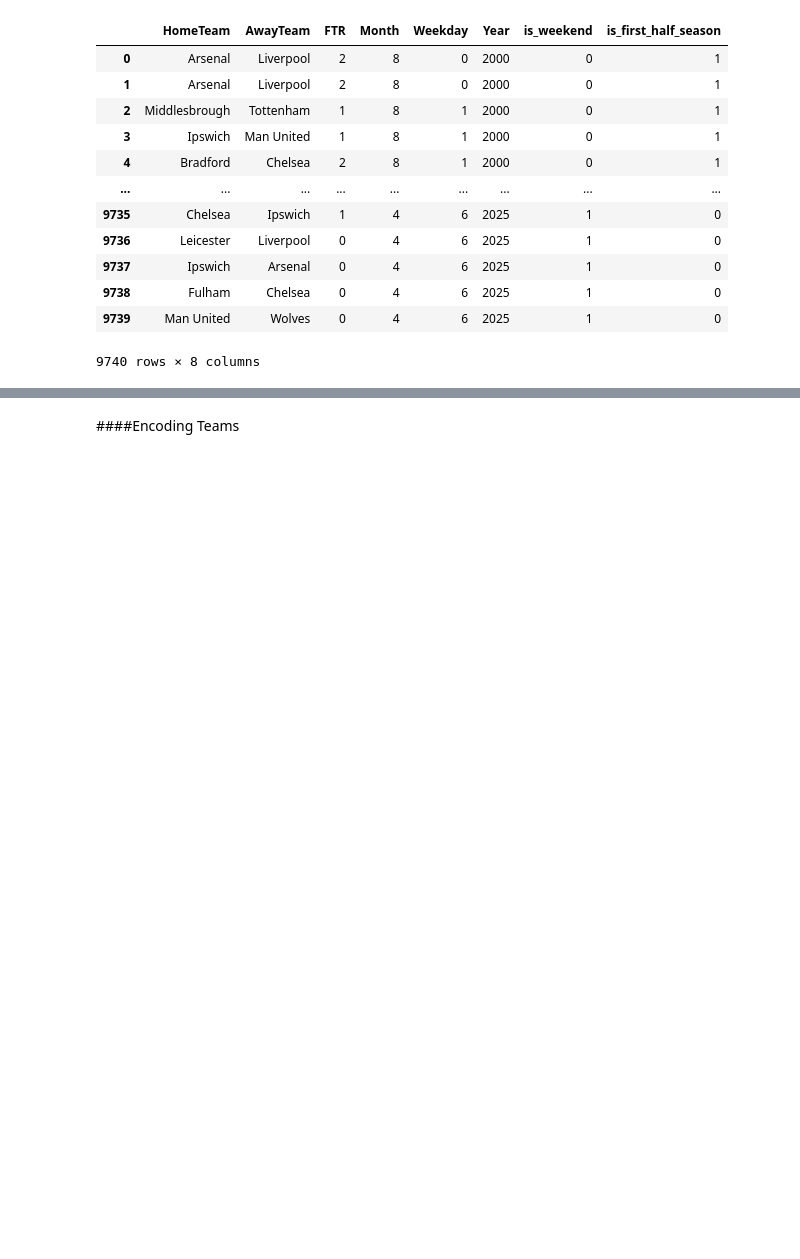
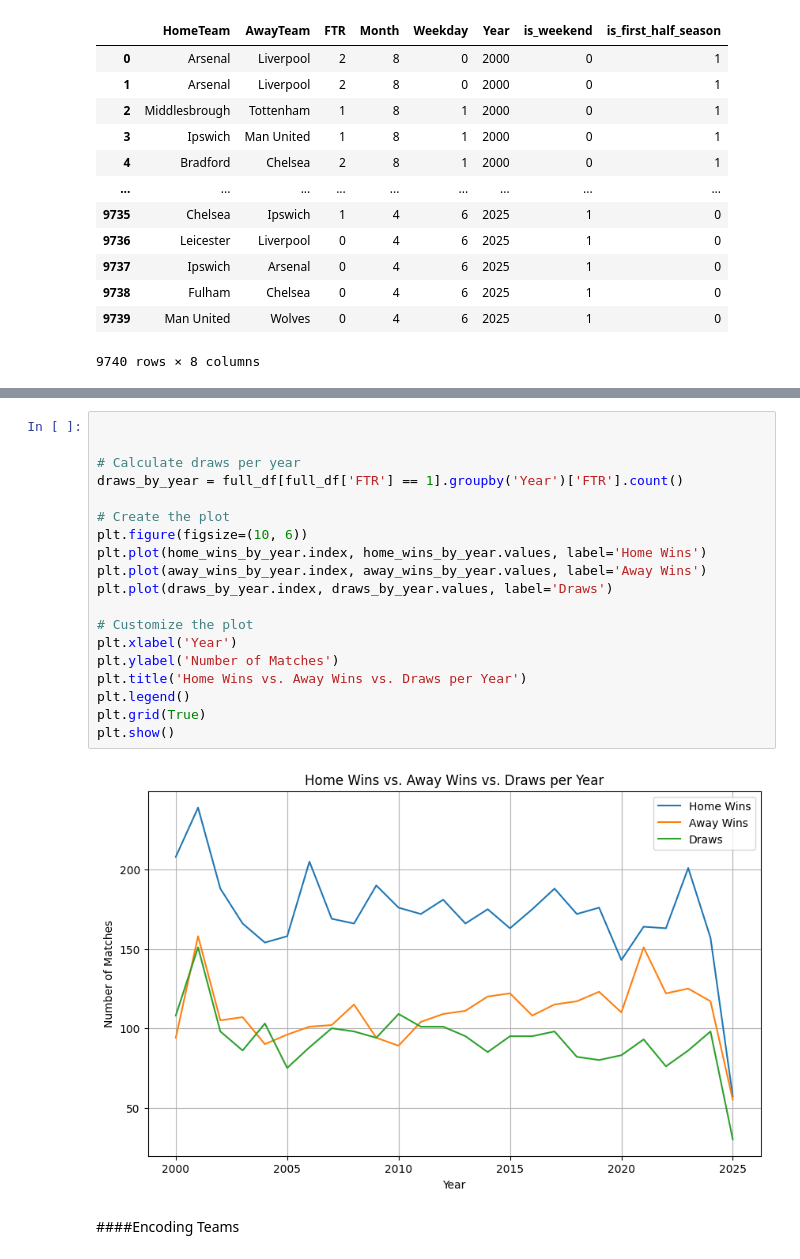
Before and after one commit to sameerthapax/Goalsight, a Jupyter notebook: notebooks/GoalsightML.ipynb, the cells around one changed output, grey strips where cells are left out. Drawn from its saved outputs; the diff is of its cells as text; blank space fills up the shorter version.

```diff
--- a/notebooks/GoalsightML.ipynb
+++ b/notebooks/GoalsightML.ipynb
@@ -116,3 +145,24 @@ full_df
+# %%
+
+
+# Calculate draws per year
+draws_by_year = full_df[full_df['FTR'] == 1].groupby('Year')['FTR'].count()
+
+# Create the plot
+plt.figure(figsize=(10, 6))
+plt.plot(home_wins_by_year.index, home_wins_by_year.values, label='Home Wins')
+plt.plot(away_wins_by_year.index, away_wins_by_year.values, label='Away Wins')
+plt.plot(draws_by_year.index, draws_by_year.values, label='Draws')
+
+# Customize the plot
+plt.xlabel('Year')
+plt.ylabel('Number of Matches')
+plt.title('Home Wins vs. Away Wins vs. Draws per Year')
+plt.legend()
+plt.grid(True)
+plt.show()
+# %% [output]
+[figure, added]
 # %% [markdown]
 ####Encoding Teams
 # %%
```
Also changed, not shown: parts of 11 cells of this notebook.
